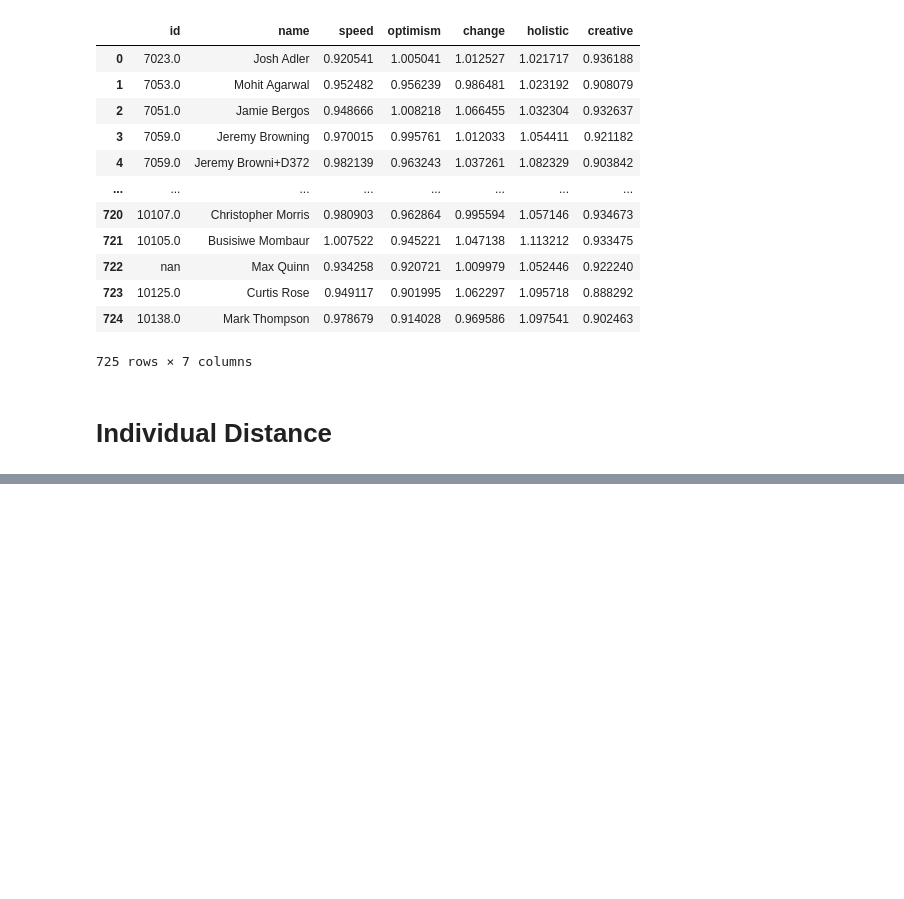
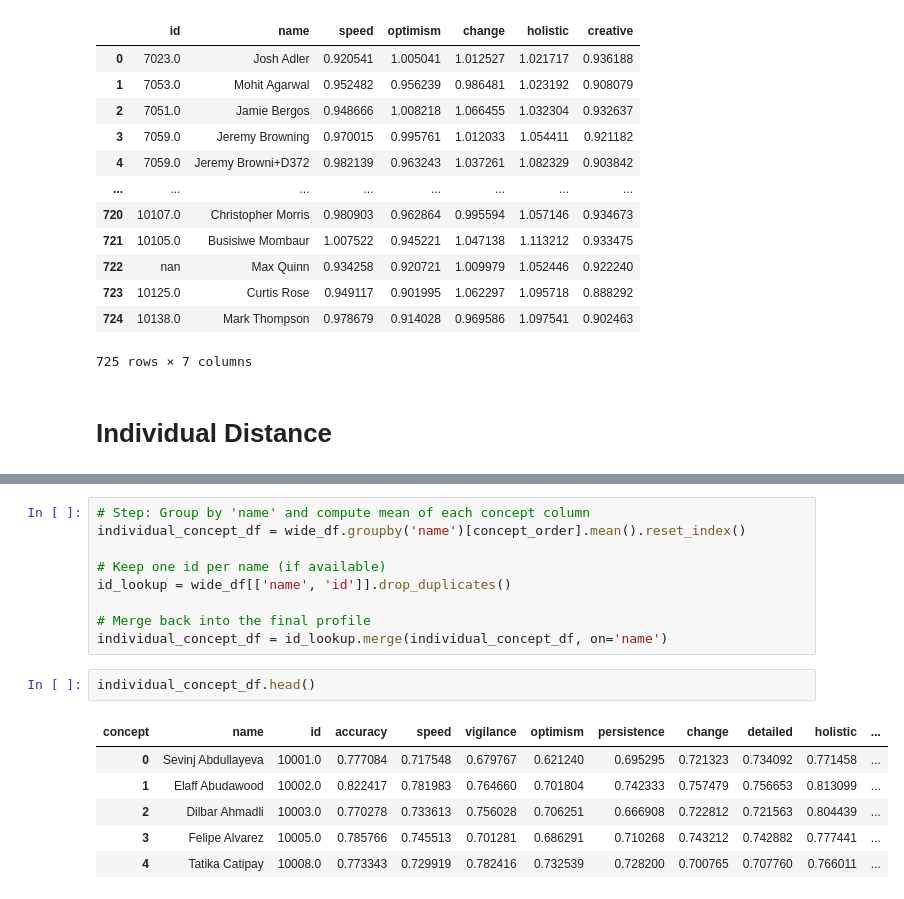
Before and after one commit to Jiazheng02/Research_Paul_Ingram, a Jupyter notebook: Analysis/TextAnalysis.ipynb, the cells around one changed output, grey strips where cells are left out. Cells and saved outputs as stored; diff of their text form; blank space fills up the shorter version.

Commit message:
Individual Level Data Update

```diff
--- a/Analysis/TextAnalysis.ipynb
+++ b/Analysis/TextAnalysis.ipynb
@@ -334,0 +328,18 @@ wide_df
+# %%
+# Step: Group by 'name' and compute mean of each concept column
+individual_concept_df = wide_df.groupby('name')[concept_order].mean().reset_index()
+
+# Keep one id per name (if available)
+id_lookup = wide_df[['name', 'id']].drop_duplicates()
+
+# Merge back into the final profile
+individual_concept_df = id_lookup.merge(individual_concept_df, on='name')
+# %%
+individual_concept_df.head()
+# %% [output]
+| concept | name | id | accuracy | speed | vigilance | optimism | persistence | change | detailed | holistic | ... |
+| 0 | Sevinj Abdullayeva | 10001.0 | 0.777084 | 0.717548 | 0.679767 | 0.621240 | 0.695295 | 0.721323 | 0.734092 | 0.771458 | ... |
+| 1 | Elaff Abudawood | 10002.0 | 0.822417 | 0.781983 | 0.764660 | 0.701804 | 0.742333 | 0.757479 | 0.756653 | 0.813099 | ... |
+| 2 | Dilbar Ahmadli | 10003.0 | 0.770278 | 0.733613 | 0.756028 | 0.706251 | 0.666908 | 0.722812 | 0.721563 | 0.804439 | ... |
+| 3 | Felipe Alvarez | 10005.0 | 0.785766 | 0.745513 | 0.701281 | 0.686291 | 0.710268 | 0.743212 | 0.742882 | 0.777441 | ... |
+| 4 | Tatika Catipay | 10008.0 | 0.773343 | 0.729919 | 0.782416 | 0.732539 | 0.728200 | 0.700765 | 0.707760 | 0.766011 | ... |
```
Also changed, not shown: parts of 8 cells of this notebook, 1 other file.
